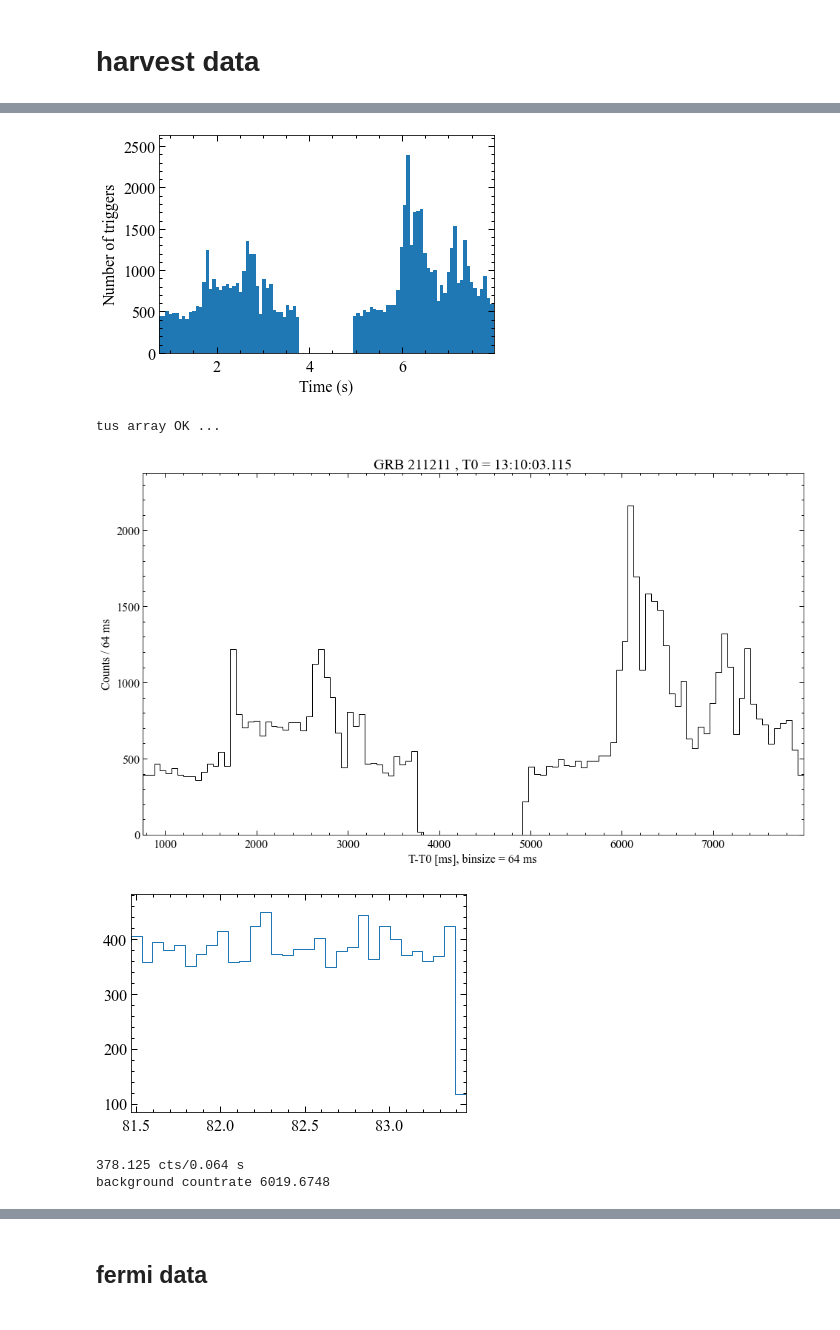
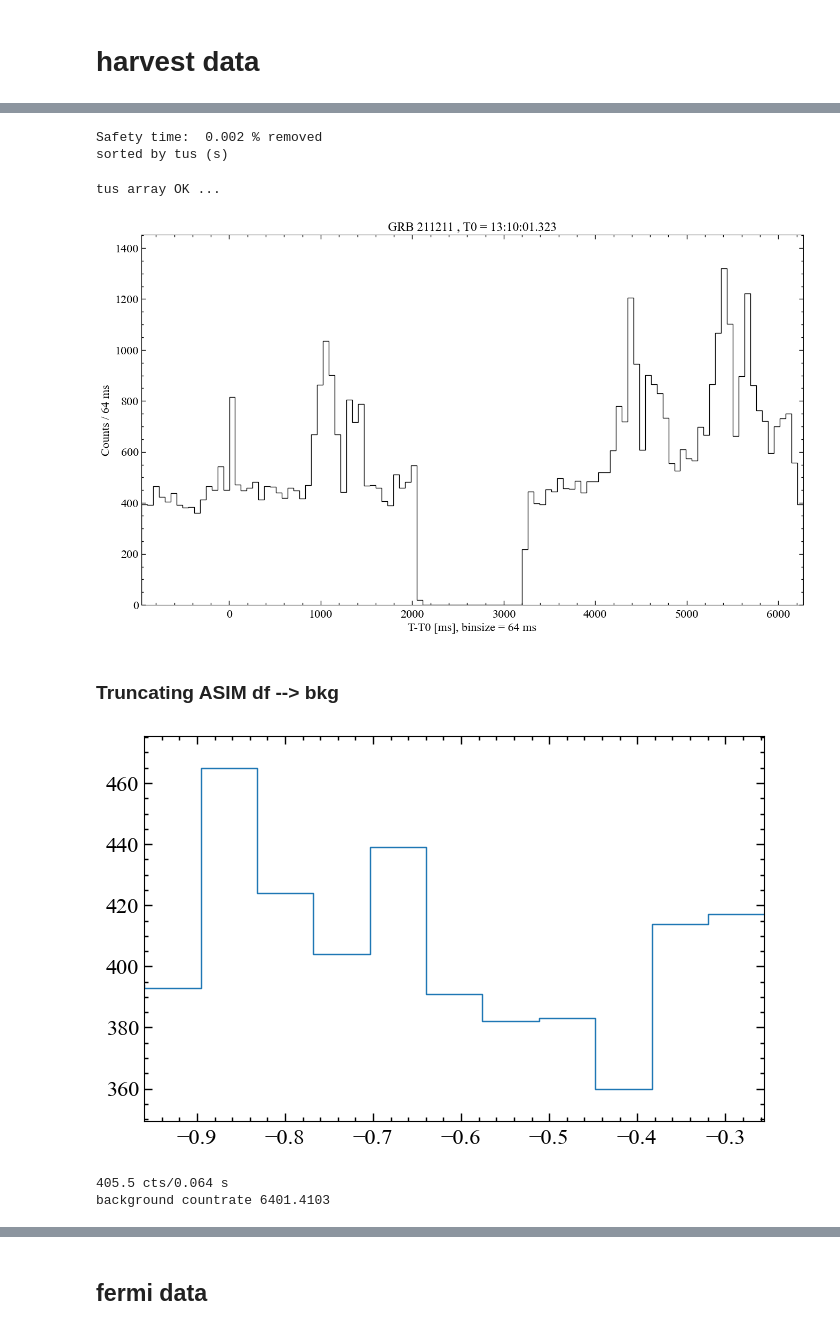
Before and after one commit to AndreasRamsli/GRB, a Jupyter notebook: xspec/GRB211211A/GRB211211A_analysis.ipynb, the cells around one changed output, grey strips where cells are left out. Saved outputs shown, nothing was run; the diff lists cells and outputs as text; code cells hidden in the pictures.

```diff
--- a/xspec/GRB211211A/GRB211211A_analysis.ipynb
+++ b/xspec/GRB211211A/GRB211211A_analysis.ipynb
@@ -108,3 +117,7 @@ print('tlagg applied!')
 # %%
-df.head()
+T0 = datetime.fromisoformat('2021-12-11T13:10:01.323') #NOT CORRECT + timedelta(seconds=tlagg) #should check corrected_level1
+df_asim = make_adr(df_asim)
+df_asim.sort_values(by=['adr','tus'],inplace=True,ignore_index=True)
+df_asim.drop(df_asim[df_asim['typ']==3].index, inplace = True) #removed valleys
+df_asim.head()
 # %% [output]
@@ -117,28 +130,49 @@ df.head()
 # %%
-j = find_nearest(tus,10)
-asim_tus = tus[:j]
-plot_lightcurve(tus=asim_tus)
+#ENERGY CALIBRATION
+df_asim['tus'] *= 1e6 #converting to us
+tus,erg,dau,det = df_asim['tus'].to_numpy(dtype=np.float64),df_asim['erg'].to_numpy(),df_asim['dau'].to_numpy(),df_asim['det'].to_numpy()
+keV,abc = convert_erg(erg,dau,det,T0)
+df_asim['keV'] = keV
+
+#SAFETY TIME
+st,dt = get_st(df_asim),get_dt(df_asim) #st returned in us
+df_asim['st']=st
+df_asim['dt']=dt
+
+flag = get_flag(df_asim)
+df_asim['flag'] = flag
+df_asim.drop(df_asim[get_flag(df_asim)].index,inplace=True)
+df_asim.sort_values(by='tus',inplace=True,ignore_index=True)
+df_asim['tus'] /= 1e6
+df_asim = df_asim.drop(df_asim.index[-1], axis=0)
+asim_tus = df_asim['tus'].to_numpy()
+print('Safety time: ',np.round((len(np.where(flag==True))/len(tus))*100,3), '% removed')
+print('sorted by tus (s)')
 # %% [output]
-[figure, removed]
+Safety time:  0.002 % removed
+sorted by tus (s)
 # %%
-plot_HED(tus_arr=(asim_tus)*1e6,binsize=64,T0=T0)
+plot_HED(tus_arr=asim_tus*1e6,binsize=64,T0=T0)
 # %% [output]
 tus array OK ...
-[figure, old version]
+[figure, new version]
+# %% [markdown]
+### Truncating ASIM df --> bkg
 # %%
-k = find_nearest(tus,80)
-tus_bkg = tus[k:]
-#plot_lightcurve(tus=tus_bkg)
+j = np.searchsorted(asim_tus,-0.2)
+df_asim_bkg = df_asim.truncate(after=j)
+df_asim = df_asim.truncate(before=j+1)
+asim_tus_bkg = df_asim_bkg["tus"].to_numpy()
 
-hist_bkg = np.histogram(tus_bkg,bins=np.arange(min(tus_bkg),max(tus_bkg)+binsize, binsize))
+hist_bkg = np.histogram(asim_tus_bkg,bins=np.arange(min(asim_tus_bkg),max(asim_tus_bkg)+binsize, binsize))
 bkg_counts,bkg_edges = hist_bkg[0],hist_bkg[1]
 
 plt.step(x=bkg_edges[:-1],y=bkg_counts)
 plt.show()
 bkg = np.mean(bkg_counts)
-print(f'{bkg} cts/{binsize} s')
-print(f'background countrate {round(len(tus_bkg)/(tus_bkg[-1]-tus_bkg[0]),4)}')
+print(f'{round(bkg,3)} cts/{binsize} s')
+print(f'background countrate {round(len(asim_tus_bkg)/(asim_tus_bkg[-1]-asim_tus_bkg[0]),4)}')
 # %% [output]
-[figure, old version]
+[figure, new version]
-378.125 cts/0.064 s
-background countrate 6019.6748
+405.5 cts/0.064 s
+background countrate 6401.4103
```
Also changed, not shown: parts of 41 cells of this notebook, 58 other files.
